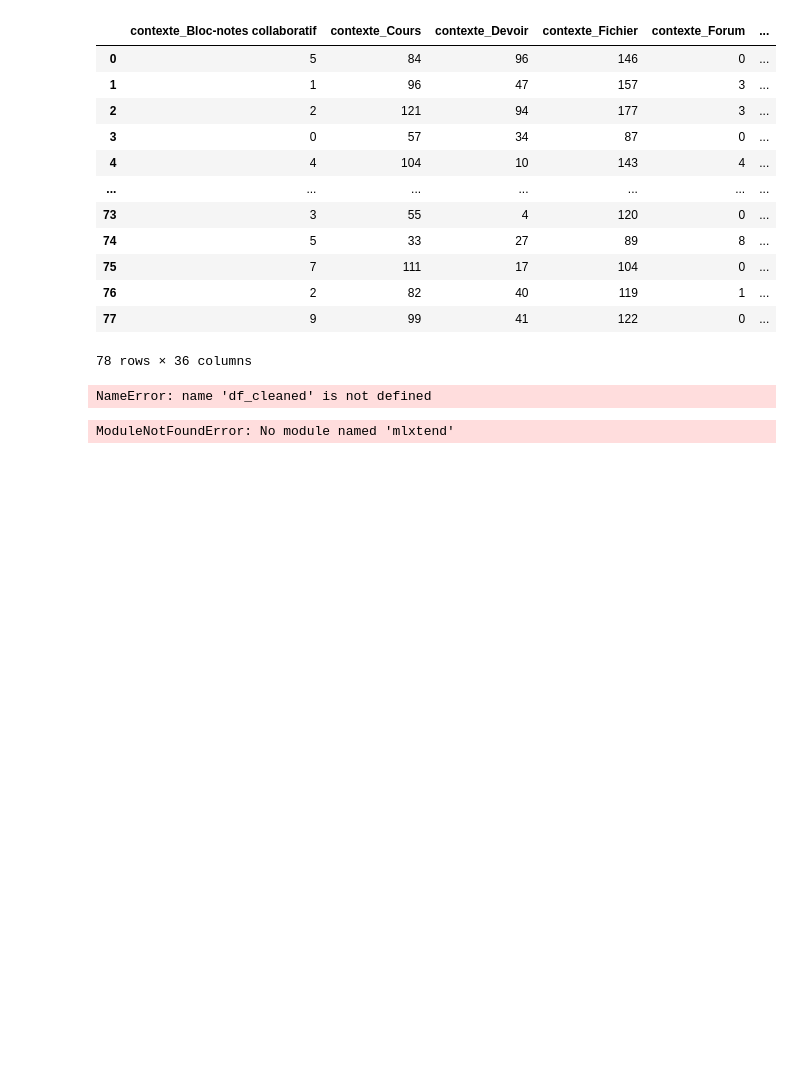
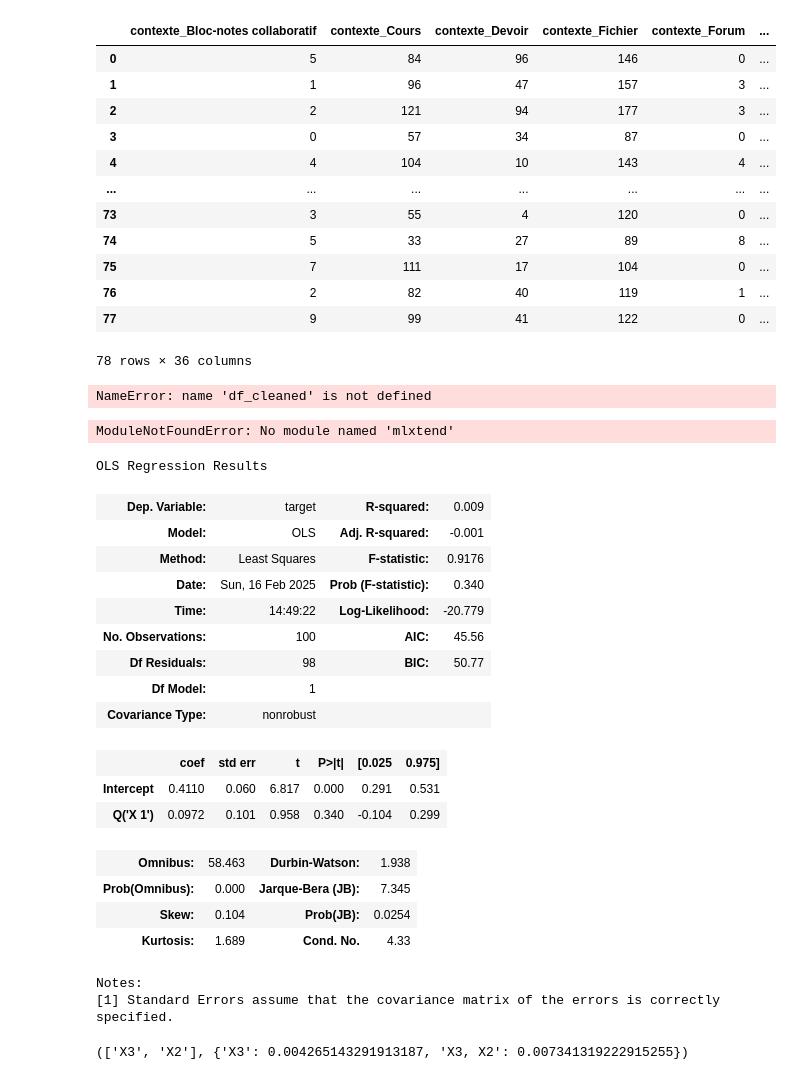
Before and after one commit to Lore9820/projet_notes, a Jupyter notebook: EDA_df.ipynb, the cells around one changed output. Drawn from its saved outputs; the diff is of its cells as text; code cells hidden in the pictures; blank space fills up the shorter version.

```diff
--- a/EDA_df.ipynb
+++ b/EDA_df.ipynb
@@ -693,0 +695,58 @@ ModuleNotFoundError: No module named 'mlxtend'
+# %%
+def my_linear_regression(X:pd.DataFrame, y:pd.Series, formula:str):
+    """
+    Permet de créer un modèle de régression linéaire
+    :param df: Dataframe avec les features (X_train)
+    :param df_notes: Dataframe avec le target (y_train)
+    :return: Modèle régression linéaire
+    """
+    df_temp = X.copy()
+    df_temp['target'] = y
+    model = smf.ols(formula, data=df_temp).fit()
+    results = model.summary()
+    return model, results
+
+def sanitize_feature_names(X):
+    """Verwijdert of vervangt ongeldige tekens in feature-namen."""
+    return [f"Q('{col}')" if (' ' in col or '-' in col or col[0].isdigit()) else col for col in X.columns]
+# %%
+X= pd.DataFrame(np.random.uniform(size=(100, 5)), columns=['X 1', 'X2', 'X3', 'X4', 'X5'])
+y = pd.Series(np.random.uniform(size=100))
+
+
+selected_features = []
+remaining_features = X.columns.tolist()  # Kopie van featurelijst
+adj_R2_dict = {}
+prev_adj_R2 = 0
+best_feature = None
+best_adj_R2 = prev_adj_R2
+feature = remaining_features[0]
+df_temp = X[selected_features + [feature]].copy()
+df_temp['target'] = y  # Voeg de target toe
+# Fix feature-namen met Q()
+sanitized_features = sanitize_feature_names(df_temp.drop(columns=['target']))
+# Bouw de formule dynamisch
+formula = f"target ~ {' + '.join(sanitized_features)}"
+model = smf.ols(formula, data=df_temp).fit()
+adj_R2 = model.rsquared_adj
+model.summary()
+# %% [output]
+OLS Regression Results
+| Dep. Variable: | target | R-squared: | 0.009 |
+| Model: | OLS | Adj. R-squared: | -0.001 |
+| Method: | Least Squares | F-statistic: | 0.9176 |
+| Date: | Sun, 16 Feb 2025 | Prob (F-statistic): | 0.340 |
+| Time: | 14:49:22 | Log-Likelihood: | -20.779 |
+| No. Observations: | 100 | AIC: | 45.56 |
+| Df Residuals: | 98 | BIC: | 50.77 |
+| Df Model: | 1 |  |  |
+| Covariance Type: | nonrobust |  |  |
+|  | coef | std err | t | P>|t| | [0.025 | 0.975] |
+| Intercept | 0.4110 | 0.060 | 6.817 | 0.000 | 0.291 | 0.531 |
+| Q('X 1') | 0.0972 | 0.101 | 0.958 | 0.340 | -0.104 | 0.299 |
+| Omnibus: | 58.463 | Durbin-Watson: | 1.938 |
+| Prob(Omnibus): | 0.000 | Jarque-Bera (JB): | 7.345 |
+| Skew: | 0.104 | Prob(JB): | 0.0254 |
+| Kurtosis: | 1.689 | Cond. No. | 4.33 |
+Notes:
+[1] Standard Errors assume that the covariance matrix of the errors is correctly specified.
@@ -693,0 +803,4 @@ ModuleNotFoundError: No module named 'mlxtend'
+# %%
+forward_feature_selection(X, y)
+# %% [output]
+(['X3', 'X2'], {'X3': 0.004265143291913187, 'X3, X2': 0.007341319222915255})
```
Also changed, not shown: parts of 8 cells of this notebook, 5 other files.
